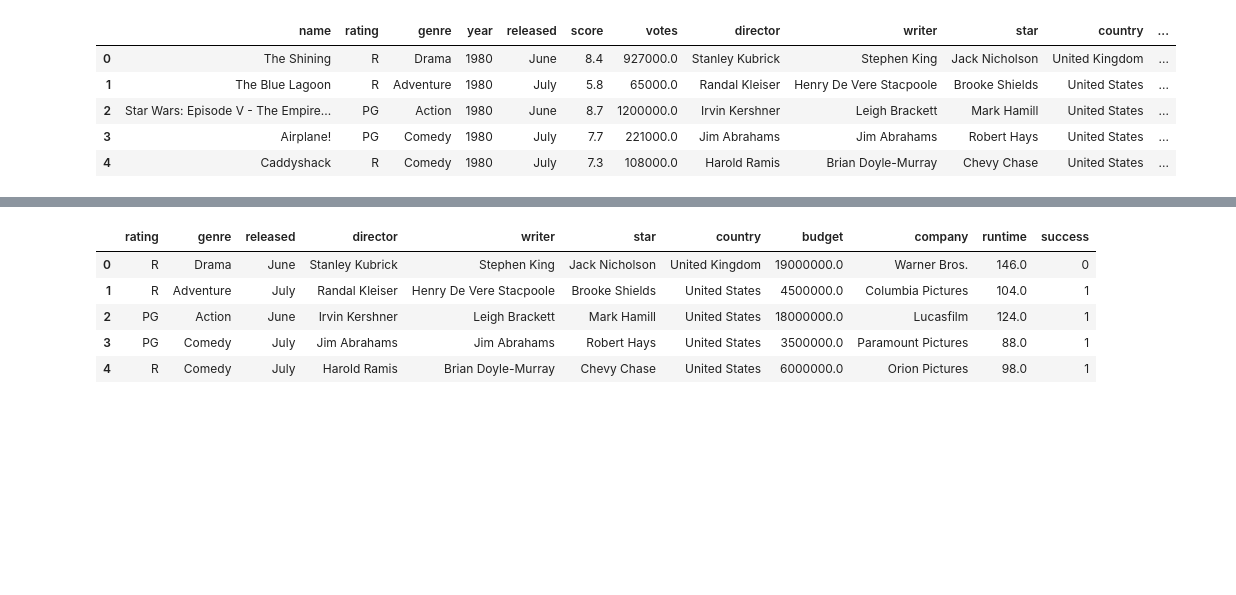
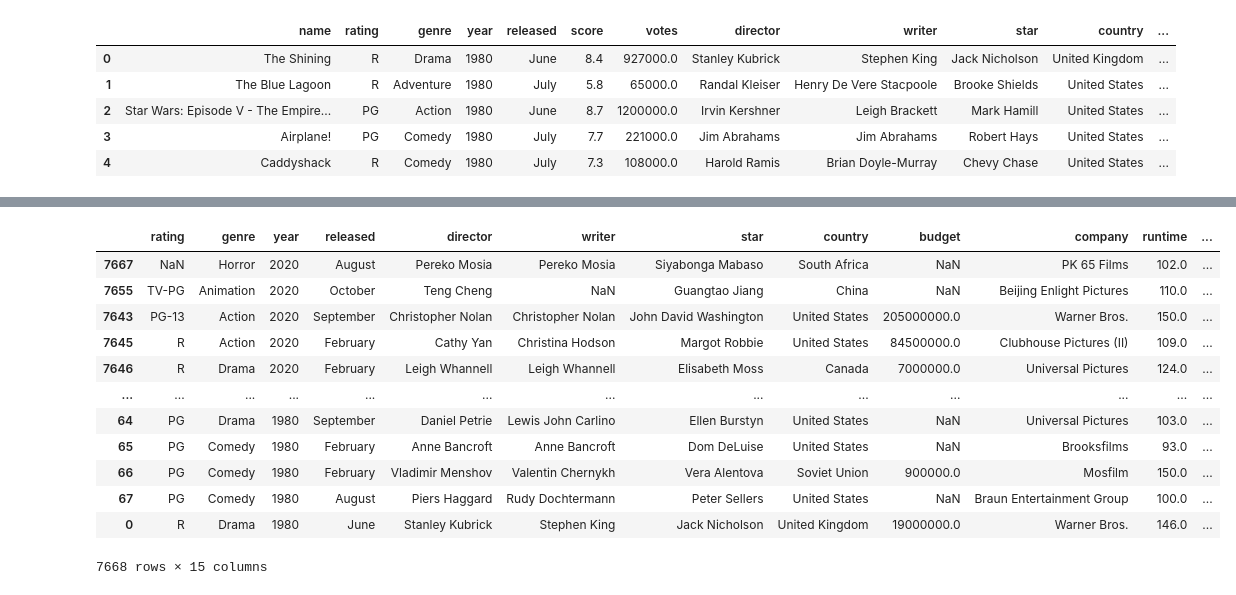
Before and after one commit to jonyang6483/Project-4-Movie-Projections, a Jupyter notebook: MovieDB/actor_writer_director.ipynb, the cells around one changed output, grey strips where cells are left out. Drawn from its saved outputs; the diff is of its cells as text; code cells hidden in the pictures; blank space fills up the shorter version.

```diff
--- a/MovieDB/actor_writer_director.ipynb
+++ b/MovieDB/actor_writer_director.ipynb
@@ -37,5 +37,11 @@ df_movie.head()
 | 4 | Caddyshack | R | Comedy | 1980 | July | Harold Ramis | Brian Doyle-Murray | Chevy Chase | United States | 6000000.0 | 39846344.0 | ... |
 # %%
 df_movie['trixbudget']= df_movie['gross'] - 3*df_movie['budget']
-# %%
-df_movie = df_movie.dropna()
+# %%
+df_movie['title_char'] = df_movie['name'].str.len()
+# %%
+df_movie['sequel'] = df_movie['name'].str.extract('(^\d*)')
+
+df_movie['sequels']=df_movie['sequel'].isin([""]).astype(int)
+
+df_movie = df_movie.drop(columns=['sequel'])
@@ -51,13 +65,20 @@ df_movie.head()
 # %%
 df_movie['success'] = df_movie['trixbudget'].map(lambda x: x>0).astype(int)
 # %%
-df_movie_clean = df_movie.drop(columns=['name', 'trixbudget', 'gross', 'year'])
+df_movie_clean = df_movie.drop(columns=['name', 'trixbudget', 'gross'])
-# %%
-df_movie_clean.head()
-# %% [output]
-|  | rating | genre | released | director | writer | star | country | budget | company | runtime | success |
-| 0 | R | Drama | June | Stanley Kubrick | Stephen King | Jack Nicholson | United Kingdom | 19000000.0 | Warner Bros. | 146.0 | 0 |
-| 1 | R | Adventure | July | Randal Kleiser | Henry De Vere Stacpoole | Brooke Shields | United States | 4500000.0 | Columbia Pictures | 104.0 | 1 |
-| 2 | PG | Action | June | Irvin Kershner | Leigh Brackett | Mark Hamill | United States | 18000000.0 | Lucasfilm | 124.0 | 1 |
-| 3 | PG | Comedy | July | Jim Abrahams | Jim Abrahams | Robert Hays | United States | 3500000.0 | Paramount Pictures | 88.0 | 1 |
-| 4 | R | Comedy | July | Harold Ramis | Brian Doyle-Murray | Chevy Chase | United States | 6000000.0 | Orion Pictures | 98.0 | 1 |
+# %%
+df_movie_clean.sort_values(by="year", ascending=False)
+# %% [output]
+|  | rating | genre | year | released | director | writer | star | country | budget | company | runtime | ... |
+| 7667 | NaN | Horror | 2020 | August | Pereko Mosia | Pereko Mosia | Siyabonga Mabaso | South Africa | NaN | PK 65 Films | 102.0 | ... |
+| 7655 | TV-PG | Animation | 2020 | October | Teng Cheng | NaN | Guangtao Jiang | China | NaN | Beijing Enlight Pictures | 110.0 | ... |
+| 7643 | PG-13 | Action | 2020 | September | Christopher Nolan | Christopher Nolan | John David Washington | United States | 205000000.0 | Warner Bros. | 150.0 | ... |
+| 7645 | R | Action | 2020 | February | Cathy Yan | Christina Hodson | Margot Robbie | United States | 84500000.0 | Clubhouse Pictures (II) | 109.0 | ... |
+| 7646 | R | Drama | 2020 | February | Leigh Whannell | Leigh Whannell | Elisabeth Moss | Canada | 7000000.0 | Universal Pictures | 124.0 | ... |
+| ... | ... | ... | ... | ... | ... | ... | ... | ... | ... | ... | ... | ... |
+| 64 | PG | Drama | 1980 | September | Daniel Petrie | Lewis John Carlino | Ellen Burstyn | United States | NaN | Universal Pictures | 103.0 | ... |
+| 65 | PG | Comedy | 1980 | February | Anne Bancroft | Anne Bancroft | Dom DeLuise | United States | NaN | Brooksfilms | 93.0 | ... |
+| 66 | PG | Comedy | 1980 | February | Vladimir Menshov | Valentin Chernykh | Vera Alentova | Soviet Union | 900000.0 | Mosfilm | 150.0 | ... |
+| 67 | PG | Comedy | 1980 | August | Piers Haggard | Rudy Dochtermann | Peter Sellers | United States | NaN | Braun Entertainment Group | 100.0 | ... |
+| 0 | R | Drama | 1980 | June | Stanley Kubrick | Stephen King | Jack Nicholson | United Kingdom | 19000000.0 | Warner Bros. | 146.0 | ... |
+7668 rows × 15 columns
```
Also changed, not shown: parts of 22 cells of this notebook, 3 other files.
